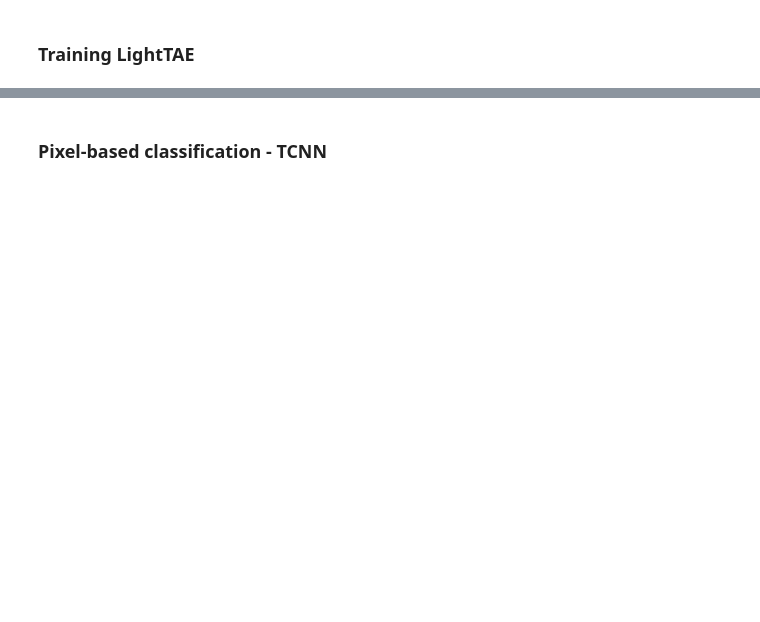
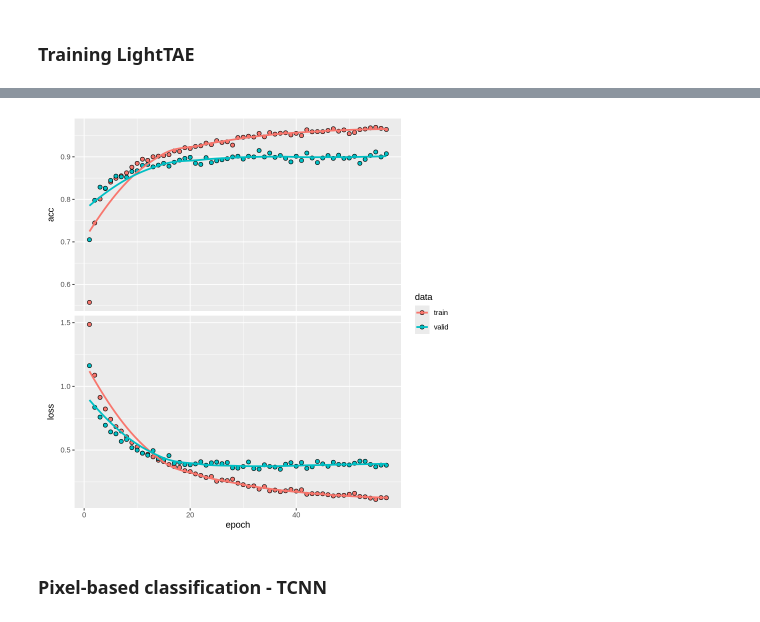
Before and after one commit to OldLipe/attention-vs-convolution-sits, a Jupyter notebook: analysis/rondonia_experiment_pixel-based.ipynb, the cells around one changed output, grey strips where cells are left out. Cells and saved outputs as stored; diff of their text form; code cells hidden in the pictures; blank space fills up the shorter version.

```diff
--- a/analysis/rondonia_experiment_pixel-based.ipynb
+++ b/analysis/rondonia_experiment_pixel-based.ipynb
@@ -154,18 +288,14 @@ tuned_lighttae <- sits_tuning(
 ### Training LightTAE
 # %%
 lighttae_model <- sits_train(
-    samples, sits_lighttae()
+    samples, sits_lighttae(
+      epochs = 150,
+      batch_size = 128,
+      optimizer = torch::optim_adamw,
+      opt_hparams = list(lr = 0.00147, weight_decay = 0.000246),
+      lr_decay_epochs = 50L,
+      patience = 20L,
+      min_delta = 0.01,
+      verbose = FALSE
+    )
 )
-
-#
-# 3. Save model
-#
-
-# directory
-model_dir <- paste0(base_output_dir, "/model")
-
-# create directory
-dir.create(model_dir, recursive = TRUE)
-
-# save
-saveRDS(lighttae_model, paste0(model_dir,"/model_lighttae_tuned.rds"))
@@ -171,0 +324,4 @@ saveRDS(lighttae_model, paste0(model_dir,"/model_lighttae_tuned.rds"))
+# %%
+plot(lighttae_model)
+# %% [output]
+[figure, added]
```
Also changed, not shown: parts of 33 cells of this notebook, 1 other file.
